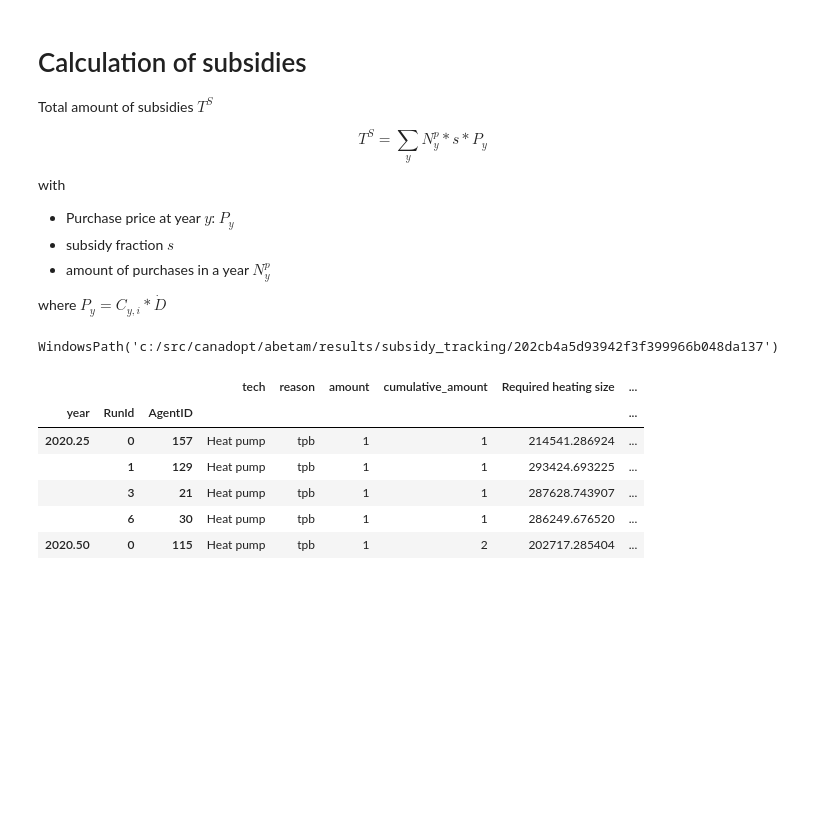
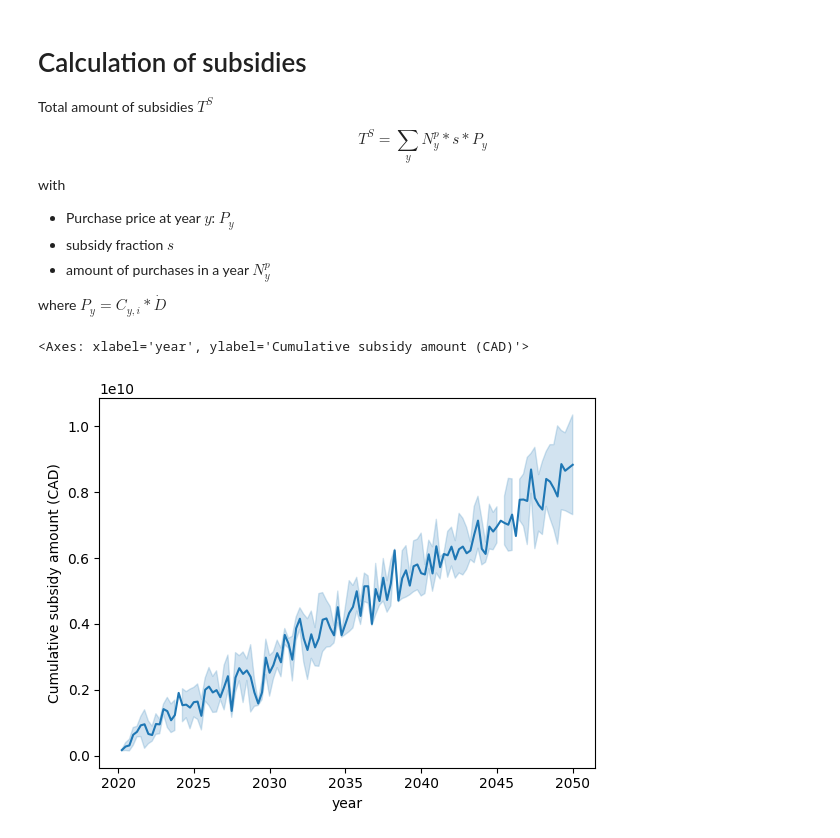
Before and after one commit to david-huck/abetam, a Jupyter notebook: subsidies.ipynb, the cells around one changed output. Cells and saved outputs as stored; diff of their text form; code cells hidden in the pictures; blank space fills up the shorter version.

```diff
--- a/subsidies.ipynb
+++ b/subsidies.ipynb
@@ -33,16 +36,5 @@ where $P_y = C_{y,i} * \dot{D}$
 # %%
-res.save()
+res.subsidies_fig()
 # %% [output]
-WindowsPath('c:/src/canadopt/abetam/results/subsidy_tracking/202cb4a5d93942f3f399966b048da137')
+<Axes: xlabel='year', ylabel='Cumulative subsidy amount (CAD)'>
+[figure, added]
-# %%
-hp_df = res.subsidies_df
-
-hp_df.head()
-# %% [output]
-|  |  |  | tech | reason | amount | cumulative_amount | Required heating size | ... |
-| year | RunId | AgentID |  |  |  |  |  | ... |
-| 2020.25 | 0 | 157 | Heat pump | tpb | 1 | 1 | 214541.286924 | ... |
-|  | 1 | 129 | Heat pump | tpb | 1 | 1 | 293424.693225 | ... |
-|  | 3 | 21 | Heat pump | tpb | 1 | 1 | 287628.743907 | ... |
-|  | 6 | 30 | Heat pump | tpb | 1 | 1 | 286249.676520 | ... |
-| 2020.50 | 0 | 115 | Heat pump | tpb | 1 | 2 | 202717.285404 | ... |
```
Also changed, not shown: parts of 6 cells of this notebook, 1 other file.
